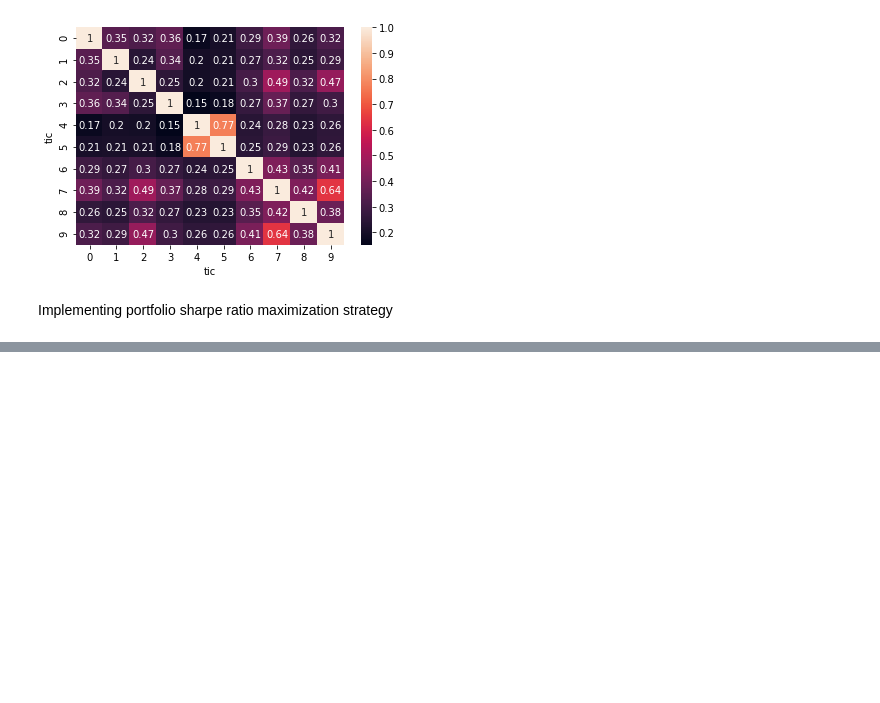
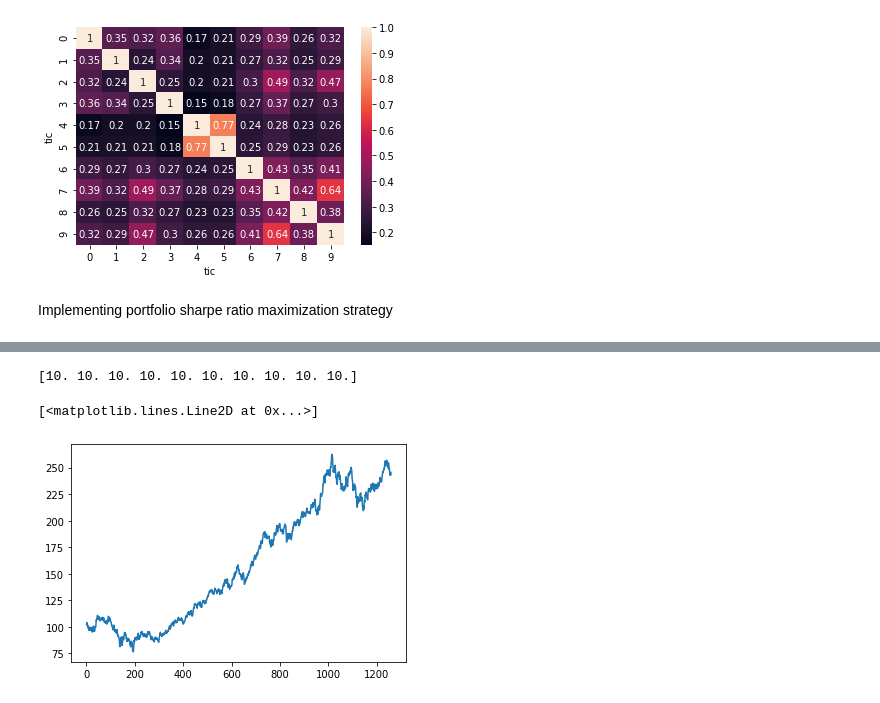
Before and after one commit to DSavin1/Trading_Strategies, a Jupyter notebook: Sharpe_ratio_strategy.ipynb, the cells around one changed output, grey strips where cells are left out. Cells and saved outputs as stored; diff of their text form; code cells hidden in the pictures; blank space fills up the shorter version.

```diff
--- a/Sharpe_ratio_strategy.ipynb
+++ b/Sharpe_ratio_strategy.ipynb
@@ -162,0 +165,16 @@ print(wealths[-1])
+# %%
+a = np.repeat(1/10, 10)*100
+print(a)
+l = []
+j = []
+for i in range(1,len(R)):
+    a *= np.array(R[i:i+1])[0]
+    l.append(a.sum())
+    j.append(i)
+# a.sum()
+# print(l)
+plt.plot(j,l)
+# %% [output]
+[10. 10. 10. 10. 10. 10. 10. 10. 10. 10.]
+[<matplotlib.lines.Line2D at 0x...>]
+[figure, added]
```
Also changed, not shown: parts of 5 cells of this notebook.
